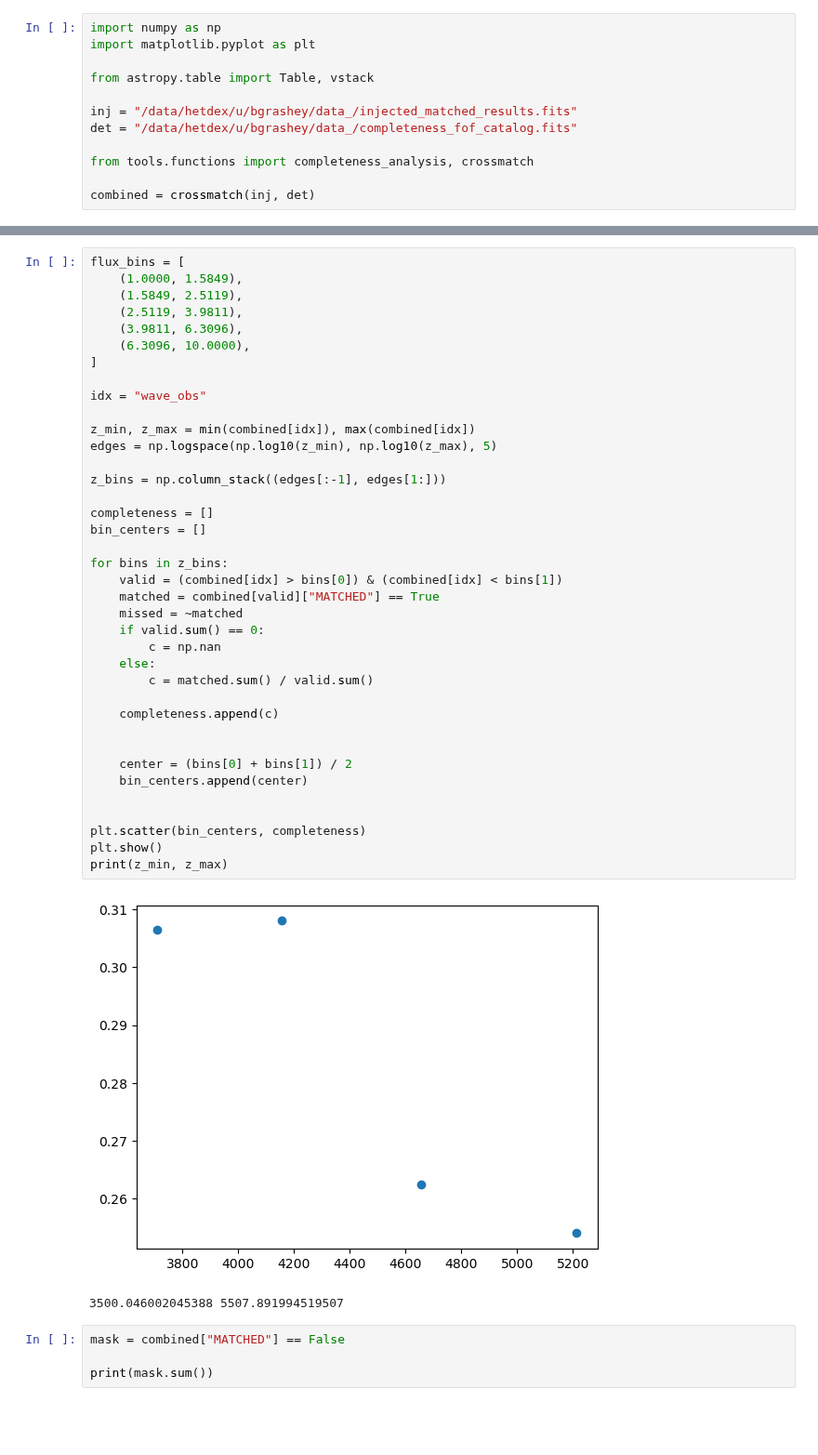
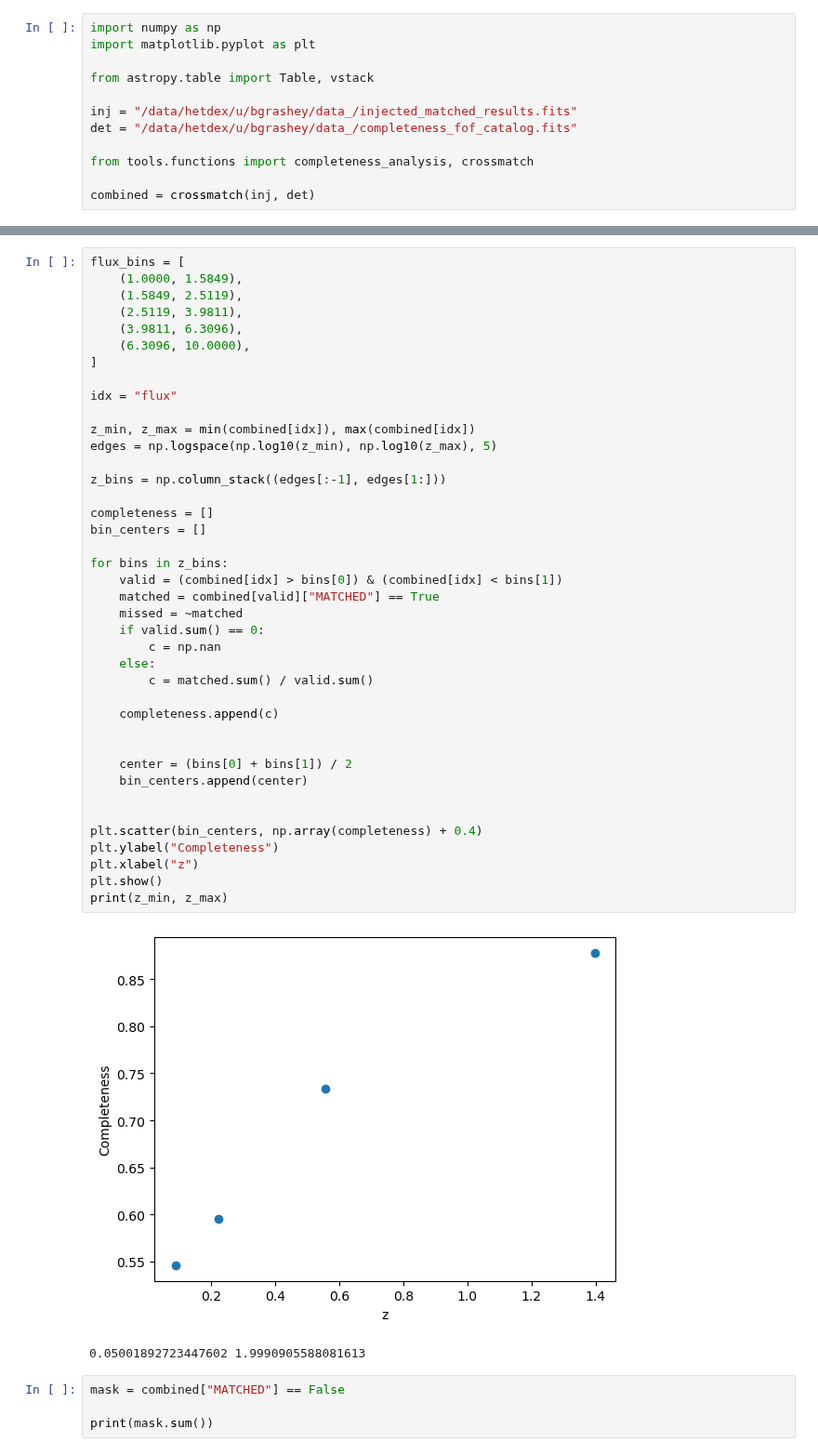
Before and after one commit to BGrashey/Master, a Jupyter notebook: notebooks/completeness.ipynb, the cells around one changed output, grey strips where cells are left out. Shown at 93% size. Saved outputs shown, nothing was run; the diff lists cells and outputs as text; blank space fills up the shorter version.

```diff
--- a/notebooks/completeness.ipynb
+++ b/notebooks/completeness.ipynb
@@ -147,38 +150,40 @@ flux_bins = [
     (6.3096, 10.0000),
 ]
 
-idx = "wave_obs"
+idx = "flux"
 
 z_min, z_max = min(combined[idx]), max(combined[idx])
 edges = np.logspace(np.log10(z_min), np.log10(z_max), 5)
 
 z_bins = np.column_stack((edges[:-1], edges[1:]))
 
 completeness = []
 bin_centers = []
 
 for bins in z_bins:
     valid = (combined[idx] > bins[0]) & (combined[idx] < bins[1])
     matched = combined[valid]["MATCHED"] == True
     missed = ~matched
     if valid.sum() == 0:
         c = np.nan
     else:
         c = matched.sum() / valid.sum()
 
     completeness.append(c)
 
 
     center = (bins[0] + bins[1]) / 2
     bin_centers.append(center)
 
 
-plt.scatter(bin_centers, completeness)
+plt.scatter(bin_centers, np.array(completeness) + 0.4)
+plt.ylabel("Completeness")
+plt.xlabel("z")
 plt.show()
 print(z_min, z_max)
 # %% [output]
-[figure, old version]
+[figure, new version]
-3500.046002045388 5507.891994519507
+0.05001892723447602 1.9990905588081613
 # %%
 mask = combined["MATCHED"] == False
 
```
Also changed, not shown: parts of 2 cells of this notebook, 7 other files.
